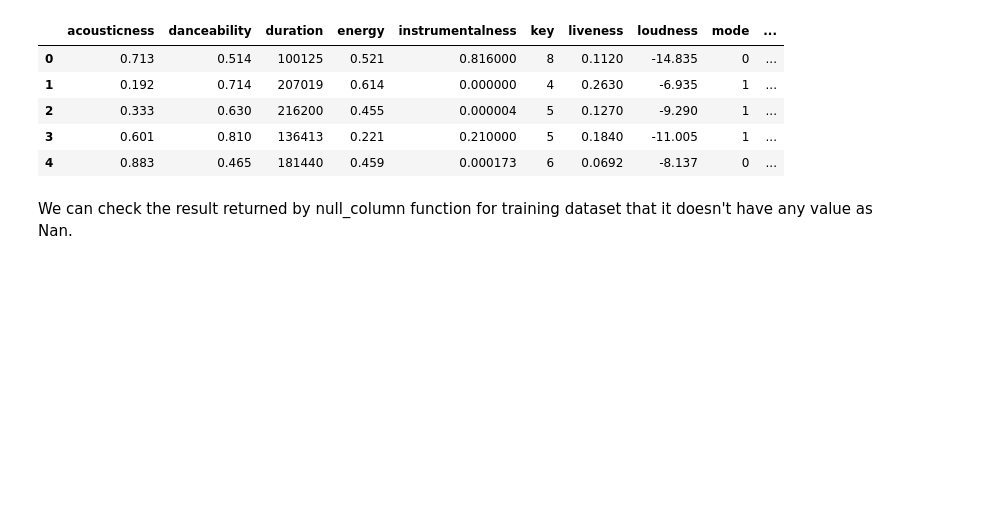
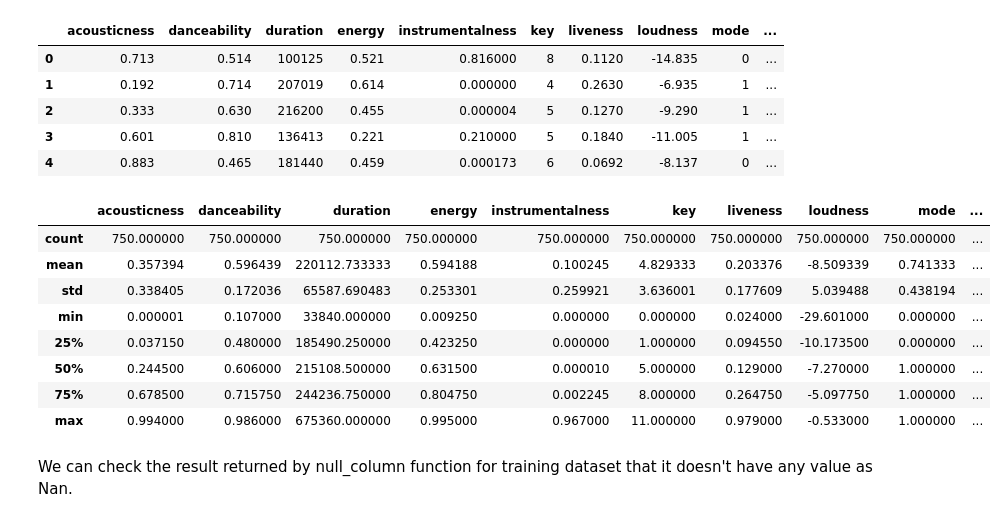
Before and after one commit to ankurshukla03/sml_project, a Jupyter notebook: songs-classification.ipynb, the cells around one changed output. Saved outputs shown, nothing was run; the diff lists cells and outputs as text; code cells hidden in the pictures; blank space fills up the shorter version.

```diff
--- a/songs-classification.ipynb
+++ b/songs-classification.ipynb
@@ -33,6 +33,18 @@ df_train.head()
 | 2 | 0.333 | 0.630 | 216200 | 0.455 | 0.000004 | 5 | 0.1270 | -9.290 | 1 | ... |
 | 3 | 0.601 | 0.810 | 136413 | 0.221 | 0.210000 | 5 | 0.1840 | -11.005 | 1 | ... |
 | 4 | 0.883 | 0.465 | 181440 | 0.459 | 0.000173 | 6 | 0.0692 | -8.137 | 0 | ... |
+# %%
+df_train.describe()
+# %% [output]
+|  | acousticness | danceability | duration | energy | instrumentalness | key | liveness | loudness | mode | ... |
+| count | 750.000000 | 750.000000 | 750.000000 | 750.000000 | 750.000000 | 750.000000 | 750.000000 | 750.000000 | 750.000000 | ... |
+| mean | 0.357394 | 0.596439 | 220112.733333 | 0.594188 | 0.100245 | 4.829333 | 0.203376 | -8.509339 | 0.741333 | ... |
+| std | 0.338405 | 0.172036 | 65587.690483 | 0.253301 | 0.259921 | 3.636001 | 0.177609 | 5.039488 | 0.438194 | ... |
+| min | 0.000001 | 0.107000 | 33840.000000 | 0.009250 | 0.000000 | 0.000000 | 0.024000 | -29.601000 | 0.000000 | ... |
+| 25% | 0.037150 | 0.480000 | 185490.250000 | 0.423250 | 0.000000 | 1.000000 | 0.094550 | -10.173500 | 0.000000 | ... |
+| 50% | 0.244500 | 0.606000 | 215108.500000 | 0.631500 | 0.000010 | 5.000000 | 0.129000 | -7.270000 | 1.000000 | ... |
+| 75% | 0.678500 | 0.715750 | 244236.750000 | 0.804750 | 0.002245 | 8.000000 | 0.264750 | -5.097750 | 1.000000 | ... |
+| max | 0.994000 | 0.986000 | 675360.000000 | 0.995000 | 0.967000 | 11.000000 | 0.979000 | -0.533000 | 1.000000 | ... |
 # %%
 # Below method checks returns the boolean result for each of the column in dataframe telling whether it has null value or not
 def null_column(df):
```
Also changed, not shown: parts of 12 cells of this notebook.
